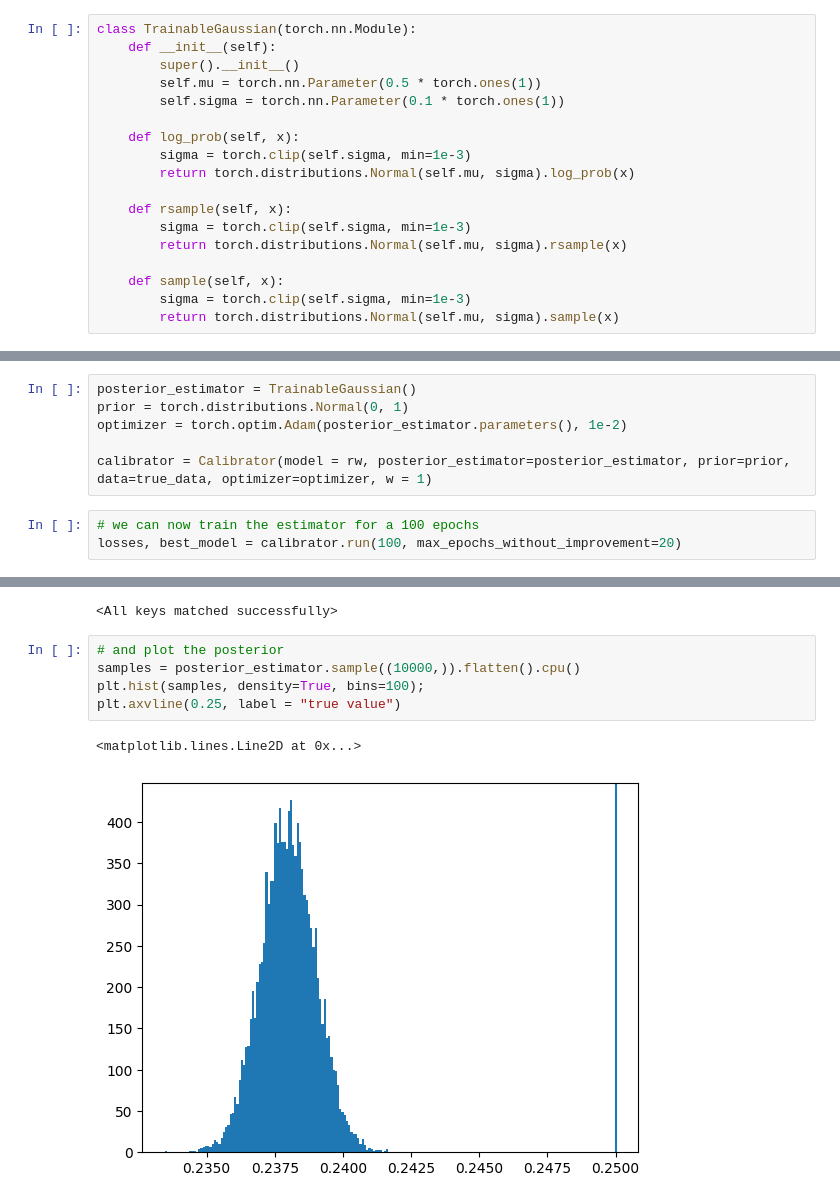
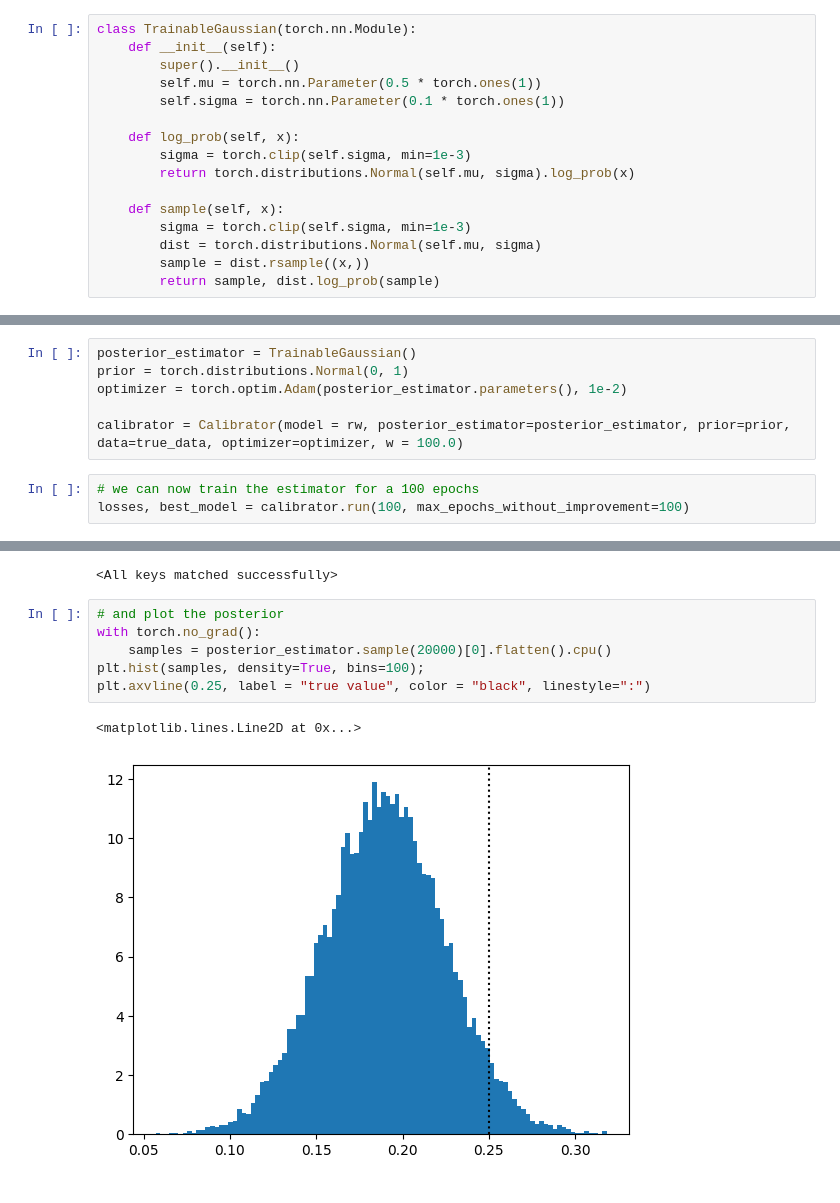
Before and after one commit to arnauqb/blackbirds, a Jupyter notebook: docs/examples/01-random_walk.ipynb, the cells around one changed output, grey strips where cells are left out. Drawn from its saved outputs; the diff is of its cells as text.

```diff
--- a/docs/examples/01-random_walk.ipynb
+++ b/docs/examples/01-random_walk.ipynb
@@ -42,13 +42,11 @@ class TrainableGaussian(torch.nn.Module):
         sigma = torch.clip(self.sigma, min=1e-3)
         return torch.distributions.Normal(self.mu, sigma).log_prob(x)
 
-    def rsample(self, x):
-        sigma = torch.clip(self.sigma, min=1e-3)
-        return torch.distributions.Normal(self.mu, sigma).rsample(x)
-
     def sample(self, x):
         sigma = torch.clip(self.sigma, min=1e-3)
-        return torch.distributions.Normal(self.mu, sigma).sample(x)
+        dist = torch.distributions.Normal(self.mu, sigma)
+        sample = dist.rsample((x,))
+        return sample, dist.log_prob(sample)
 # %% [markdown]
 Notice that we clip $\sigma$ to prevent unphysical values. All we need to do know is to specify a prior and initialize the calibrator. Other optional arguments are described here:
 # %%
@@ -76,10 +74,10 @@ posterior_estimator = TrainableGaussian()
 prior = torch.distributions.Normal(0, 1)
 optimizer = torch.optim.Adam(posterior_estimator.parameters(), 1e-2)
 
-calibrator = Calibrator(model = rw, posterior_estimator=posterior_estimator, prior=prior, data=true_data, optimizer=optimizer, w = 1)
+calibrator = Calibrator(model = rw, posterior_estimator=posterior_estimator, prior=prior, data=true_data, optimizer=optimizer, w = 100.0)
 # %%
 # we can now train the estimator for a 100 epochs
-losses, best_model = calibrator.run(100, max_epochs_without_improvement=20)
+losses, best_model = calibrator.run(100, max_epochs_without_improvement=100)
 # %% [markdown]
 The model stops when it hits a certain amount of epochs without improvement.
 The run function returns the loss per epoch as well as the best model weights.
@@ -106,12 +104,13 @@ posterior_estimator.load_state_dict(best_model)
 <All keys matched successfully>
 # %%
 # and plot the posterior
-samples = posterior_estimator.sample((10000,)).flatten().cpu()
+with torch.no_grad():
+    samples = posterior_estimator.sample(20000)[0].flatten().cpu()
 plt.hist(samples, density=True, bins=100);
-plt.axvline(0.25, label = "true value")
+plt.axvline(0.25, label = "true value", color = "black", linestyle=":")
 # %% [output]
 <matplotlib.lines.Line2D at 0x...>
-[figure, old version]
+[figure, new version]
 # %%
 # compare the predictions to the synthetic data:
 
```
Also changed, not shown: parts of 5 cells of this notebook, 7 other files.
